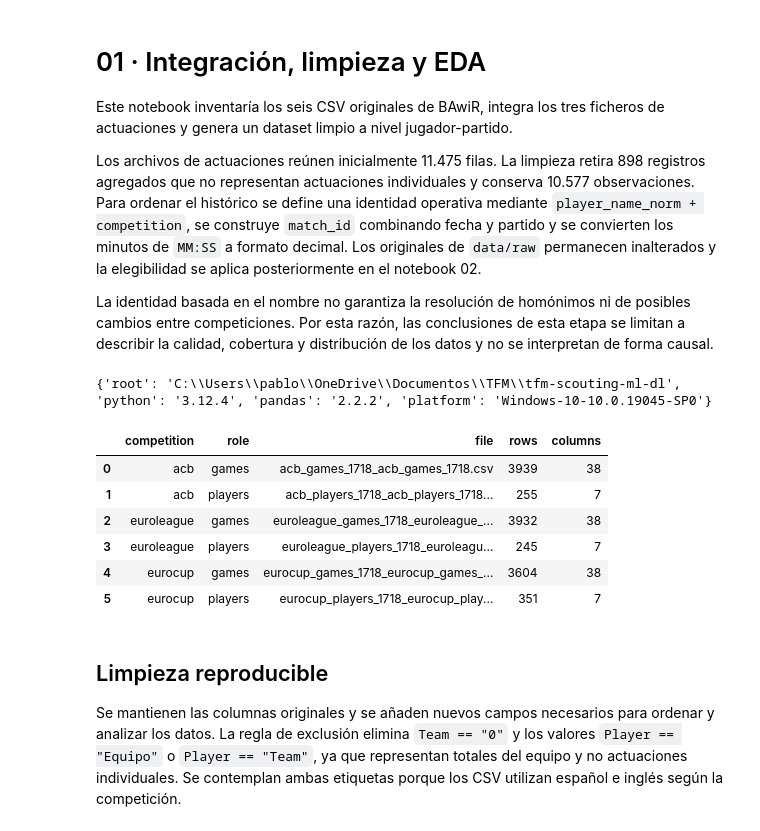
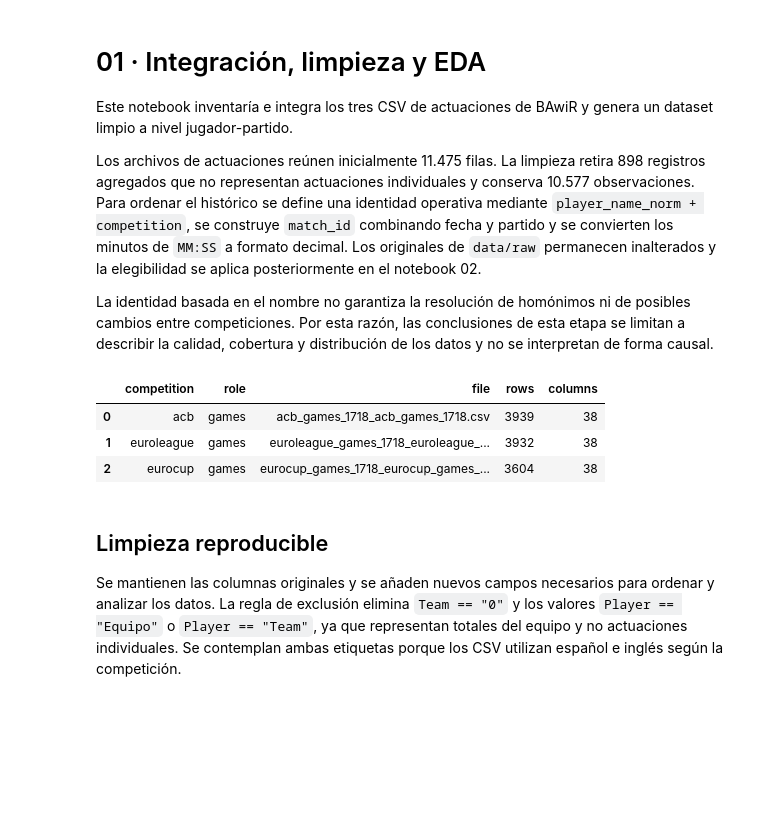
Before and after one commit to pablok33/tfm-scouting-ml-dl, a Jupyter notebook: notebooks/01_eda_y_limpieza.ipynb, the cells around one changed output. Cells and saved outputs as stored; diff of their text form; code cells hidden in the pictures; blank space fills up the shorter version.

```diff
--- a/notebooks/01_eda_y_limpieza.ipynb
+++ b/notebooks/01_eda_y_limpieza.ipynb
@@ -1,16 +1,14 @@
 # %% [markdown]
 # 01 · Integración, limpieza y EDA
 
-Este notebook inventaría los seis CSV originales de BAwiR, integra los tres ficheros de actuaciones y genera un dataset limpio a nivel jugador-partido.
+Este notebook inventaría e integra los tres CSV de actuaciones de BAwiR y genera un dataset limpio a nivel jugador-partido.
 
 Los archivos de actuaciones reúnen inicialmente 11.475 filas. La limpieza retira 898 registros agregados que no representan actuaciones individuales y conserva 10.577 observaciones. Para ordenar el histórico se define una identidad operativa mediante `player_name_norm + competition`, se construye `match_id` combinando fecha y partido y se convierten los minutos de `MM:SS` a formato decimal. Los originales de `data/raw` permanecen inalterados y la elegibilidad se aplica posteriormente en el notebook 02.
 
 La identidad basada en el nombre no garantiza la resolución de homónimos ni de posibles cambios entre competiciones. Por esta razón, las conclusiones de esta etapa se limitan a describir la calidad, cobertura y distribución de los datos y no se interpretan de forma causal.
 # %%
 from pathlib import Path
-import platform
 import re
-import sys
 
 import matplotlib.pyplot as plt
 import numpy as np
@@ -19,71 +17,51 @@ import pandas as pd
 def find_project_root(start=Path.cwd()):
     for candidate in [start, *start.parents]:
         if (candidate / "data" / "raw").is_dir() and (candidate / "reports").is_dir():
             return candidate
     raise FileNotFoundError("No se encontró el raíz del proyecto (data/raw y reports).")
 
 ROOT = find_project_root()
 RAW_DIR = ROOT / "data" / "raw"
 PROCESSED_DIR = ROOT / "data" / "processed"
 PROCESSED_DIR.mkdir(parents=True, exist_ok=True)
 pd.set_option("display.max_columns", 100)
 plt.style.use("seaborn-v0_8-whitegrid")
-print({"root": str(ROOT), "python": sys.version.split()[0], "pandas": pd.__version__, "platform": platform.platform()})
 
 TABLE_DIR = ROOT / "reports" / "tables" / "01_eda"
 FIGURE_DIR = ROOT / "reports" / "figures" / "01_eda"
 TABLE_DIR.mkdir(parents=True, exist_ok=True)
 FIGURE_DIR.mkdir(parents=True, exist_ok=True)
 
 FILES = {
-    "acb": {
-        "games": "acb_games_1718_acb_games_1718.csv",
-        "players": "acb_players_1718_acb_players_1718.csv",
-    },
-    "euroleague": {
-        "games": "euroleague_games_1718_euroleague_games_1718.csv",
-        "players": "euroleague_players_1718_euroleague_players_1718.csv",
-    },
-    "eurocup": {
-        "games": "eurocup_games_1718_eurocup_games_1718.csv",
-        "players": "eurocup_players_1718_eurocup_players_1718.csv",
-    },
+    "acb": "acb_games_1718_acb_games_1718.csv",
+    "euroleague": "euroleague_games_1718_euroleague_games_1718.csv",
+    "eurocup": "eurocup_games_1718_eurocup_games_1718.csv",
 }
 
-frames, player_catalogs, manifest = [], [], []
-for competition, roles in FILES.items():
-    for role, filename in roles.items():
-        path = RAW_DIR / filename
-        frame = pd.read_csv(path)
-        manifest.append({
-            "competition": competition,
-            "role": role,
-            "file": filename,
-            "rows": len(frame),
-            "columns": len(frame.columns),
-        })
-        frame["competition"] = competition
-        if role == "games":
-            frames.append(frame)
-        else:
-            player_catalogs.append(frame)
+frames, manifest = [], []
+for competition, filename in FILES.items():
+    path = RAW_DIR / filename
+    frame = pd.read_csv(path)
+    manifest.append({
+        "competition": competition,
+        "role": "games",
+        "file": filename,
+        "rows": len(frame),
+        "columns": len(frame.columns),
+    })
+    frame["competition"] = competition
+    frames.append(frame)
 
 raw = pd.concat(frames, ignore_index=True)
-players_raw = pd.concat(player_catalogs, ignore_index=True)
 source_manifest = pd.DataFrame(manifest)
 source_manifest.to_csv(TABLE_DIR / "source_manifest.csv", index=False)
 display(source_manifest)
 assert len(raw) == 11_475, f"Filas raw inesperadas: {len(raw)}"
-assert len(players_raw) == 851, f"Filas inesperadas en catálogos de jugadores: {len(players_raw)}"
 # %% [output]
-{'root': 'C:\\Users\\pablo\\OneDrive\\Documentos\\TFM\\tfm-scouting-ml-dl', 'python': '3.12.4', 'pandas': '2.2.2', 'platform': 'Windows-10-10.0.19045-SP0'}
 |  | competition | role | file | rows | columns |
 | 0 | acb | games | acb_games_1718_acb_games_1718.csv | 3939 | 38 |
-| 1 | acb | players | acb_players_1718_acb_players_1718... | 255 | 7 |
-| 2 | euroleague | games | euroleague_games_1718_euroleague_... | 3932 | 38 |
-| 3 | euroleague | players | euroleague_players_1718_euroleagu... | 245 | 7 |
-| 4 | eurocup | games | eurocup_games_1718_eurocup_games_... | 3604 | 38 |
-| 5 | eurocup | players | eurocup_players_1718_eurocup_play... | 351 | 7 |
+| 1 | euroleague | games | euroleague_games_1718_euroleague_... | 3932 | 38 |
+| 2 | eurocup | games | eurocup_games_1718_eurocup_games_... | 3604 | 38 |
 # %% [markdown]
 ## Limpieza reproducible
 
```
Also changed, not shown: 14 other files.
